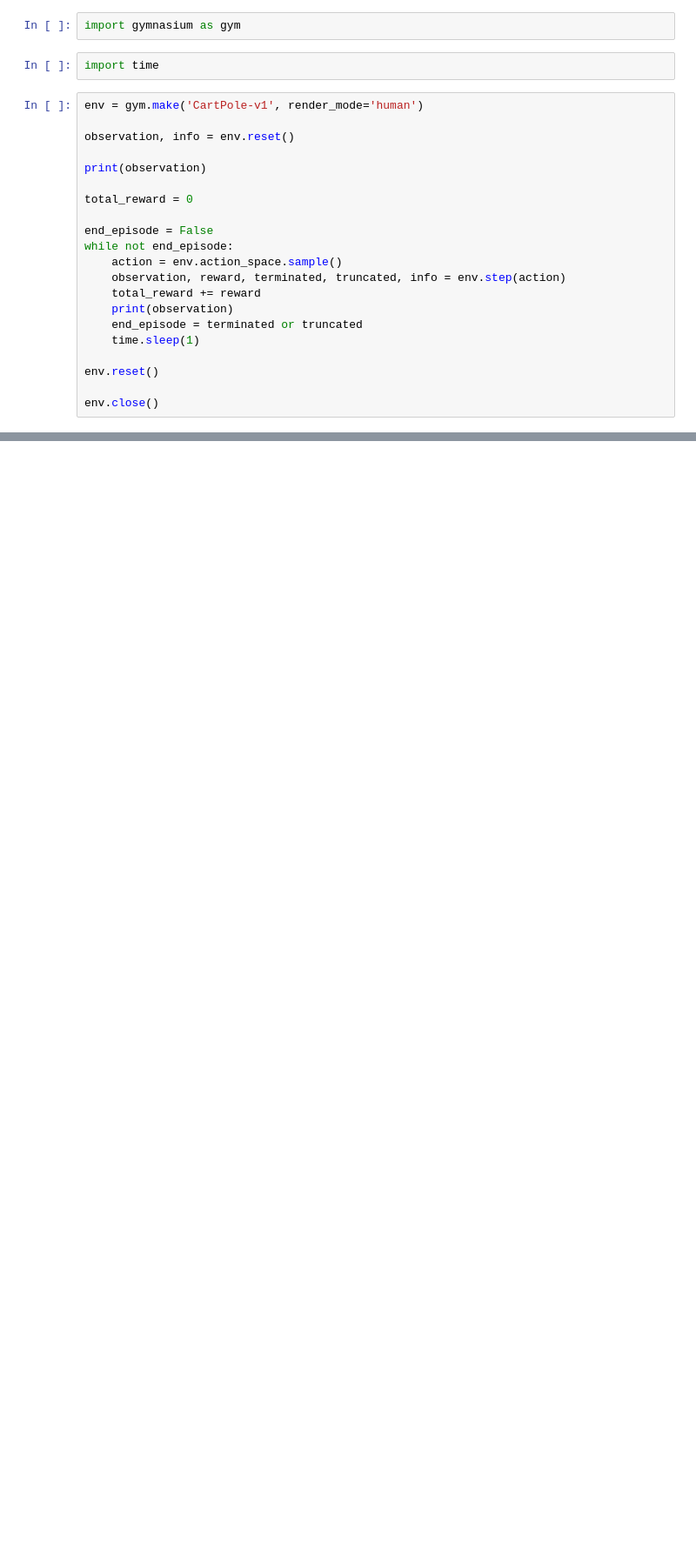
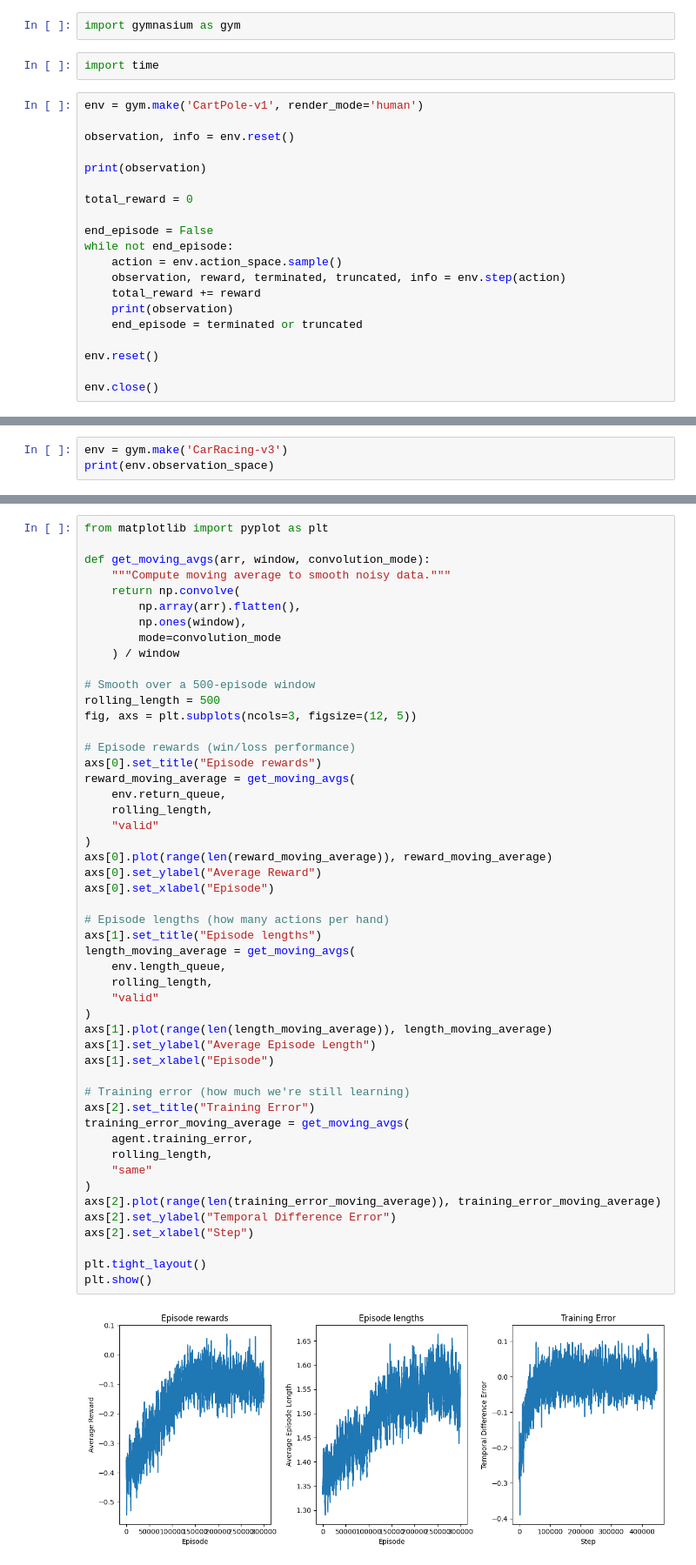
Before and after one commit to BronislavAbadie/RL, a Jupyter notebook: first_steps.ipynb, the cells around one changed output, grey strips where cells are left out. Shown: that part at 87% size. Saved outputs shown, nothing was run; the diff lists cells and outputs as text; blank space fills up the shorter version.

Commit message:
Blackjack agent with Q-learning

```diff
--- a/first_steps.ipynb
+++ b/first_steps.ipynb
@@ -18,7 +18,6 @@ while not end_episode:
     total_reward += reward
     print(observation)
     end_episode = terminated or truncated
-    time.sleep(1)
 
 env.reset()
 
@@ -43,0 +43,3 @@ env.close()
+# %%
+env = gym.make('CarRacing-v3')
+print(env.observation_space)
@@ -43,0 +130,52 @@ env.close()
+# %%
+from matplotlib import pyplot as plt
+
+def get_moving_avgs(arr, window, convolution_mode):
+    """Compute moving average to smooth noisy data."""
+    return np.convolve(
+        np.array(arr).flatten(),
+        np.ones(window),
+        mode=convolution_mode
+    ) / window
+
+# Smooth over a 500-episode window
+rolling_length = 500
+fig, axs = plt.subplots(ncols=3, figsize=(12, 5))
+
+# Episode rewards (win/loss performance)
+axs[0].set_title("Episode rewards")
+reward_moving_average = get_moving_avgs(
+    env.return_queue,
+    rolling_length,
+    "valid"
+)
+axs[0].plot(range(len(reward_moving_average)), reward_moving_average)
+axs[0].set_ylabel("Average Reward")
+axs[0].set_xlabel("Episode")
+
+# Episode lengths (how many actions per hand)
+axs[1].set_title("Episode lengths")
+length_moving_average = get_moving_avgs(
+    env.length_queue,
+    rolling_length,
+    "valid"
+)
+axs[1].plot(range(len(length_moving_average)), length_moving_average)
+axs[1].set_ylabel("Average Episode Length")
+axs[1].set_xlabel("Episode")
+
+# Training error (how much we're still learning)
+axs[2].set_title("Training Error")
+training_error_moving_average = get_moving_avgs(
+    agent.training_error,
+    rolling_length,
+    "same"
+)
+axs[2].plot(range(len(training_error_moving_average)), training_error_moving_average)
+axs[2].set_ylabel("Temporal Difference Error")
+axs[2].set_xlabel("Step")
+
+plt.tight_layout()
+plt.show()
+# %% [output]
+[figure, added]
```
Also changed, not shown: parts of 10 cells of this notebook, 1 other file.
